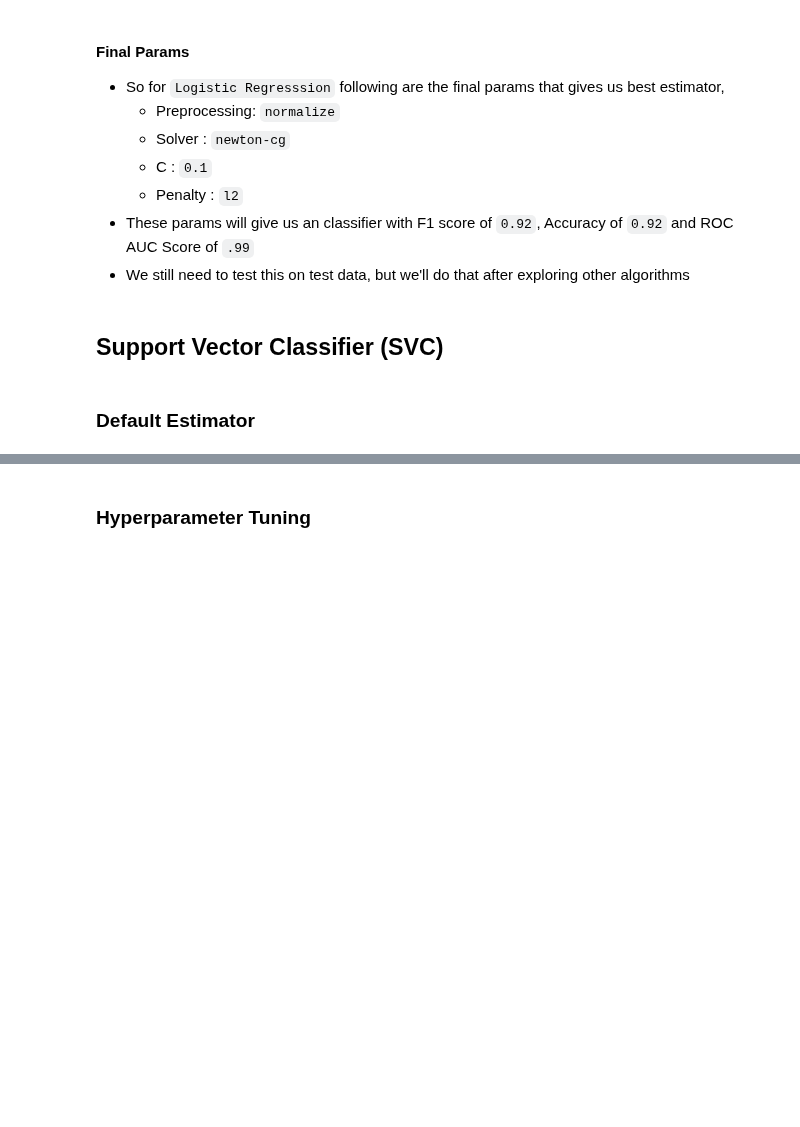
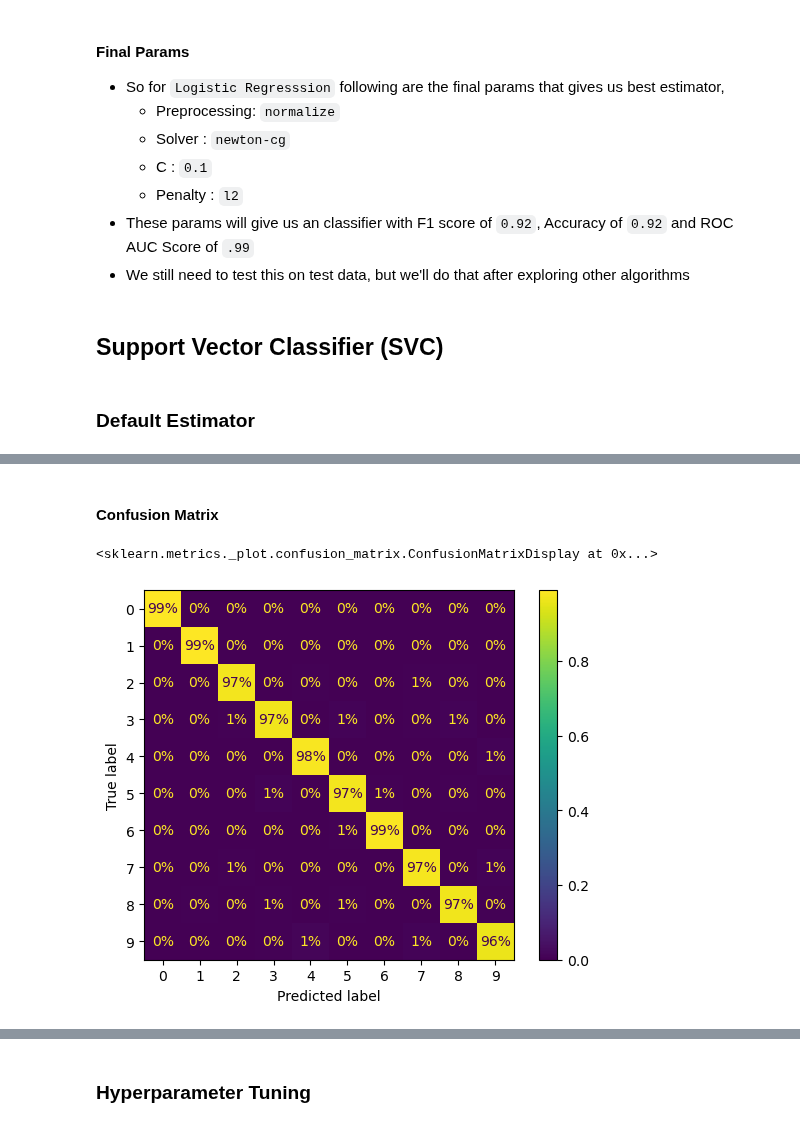
Before and after one commit to gaurangdave/mnist_digits_recognition, a Jupyter notebook: notebooks/03_training_evaluation_local.ipynb, the cells around one changed output, grey strips where cells are left out. Drawn from its saved outputs; the diff is of its cells as text; code cells hidden in the pictures; blank space fills up the shorter version.

Commit message:
trained and tested default SVC model

```diff
--- a/notebooks/03_training_evaluation_local.ipynb
+++ b/notebooks/03_training_evaluation_local.ipynb
@@ -983,0 +1006,9 @@ save_comparison_df(comparison_df)
+# %%
+## initialize SVC
+svc_base = SVC(probability=True, random_state=42)  # Enable probability for AUC
+
+## create pipeline
+default_svc_pipeline = Pipeline([
+    ("preprocessing", FunctionTransformer(preprocess_data, kw_args={"method": "normalize"})),
+    ("svc", svc_base)
+])
@@ -983,0 +1017,2 @@ save_comparison_df(comparison_df)
+# %%
+probabilities = cross_val_predict(default_svc_pipeline, train_X, train_Y, cv=3, method="predict_proba", n_jobs=-1)
@@ -983,0 +1039,2 @@ save_comparison_df(comparison_df)
+# %%
+default_svc_pipeline.fit(train_X, train_Y)
@@ -983,0 +1069,9 @@ save_comparison_df(comparison_df)
+# %% [markdown]
+#### Confusion Matrix
+# %%
+predictions = np.argmax(probabilities, axis=1)
+# %%
+ConfusionMatrixDisplay.from_predictions(train_Y, predictions, normalize="true", values_format=".0%")
+# %% [output]
+<sklearn.metrics._plot.confusion_matrix.ConfusionMatrixDisplay at 0x...>
+[figure, added]
```
Also changed, not shown: parts of 25 cells of this notebook.
